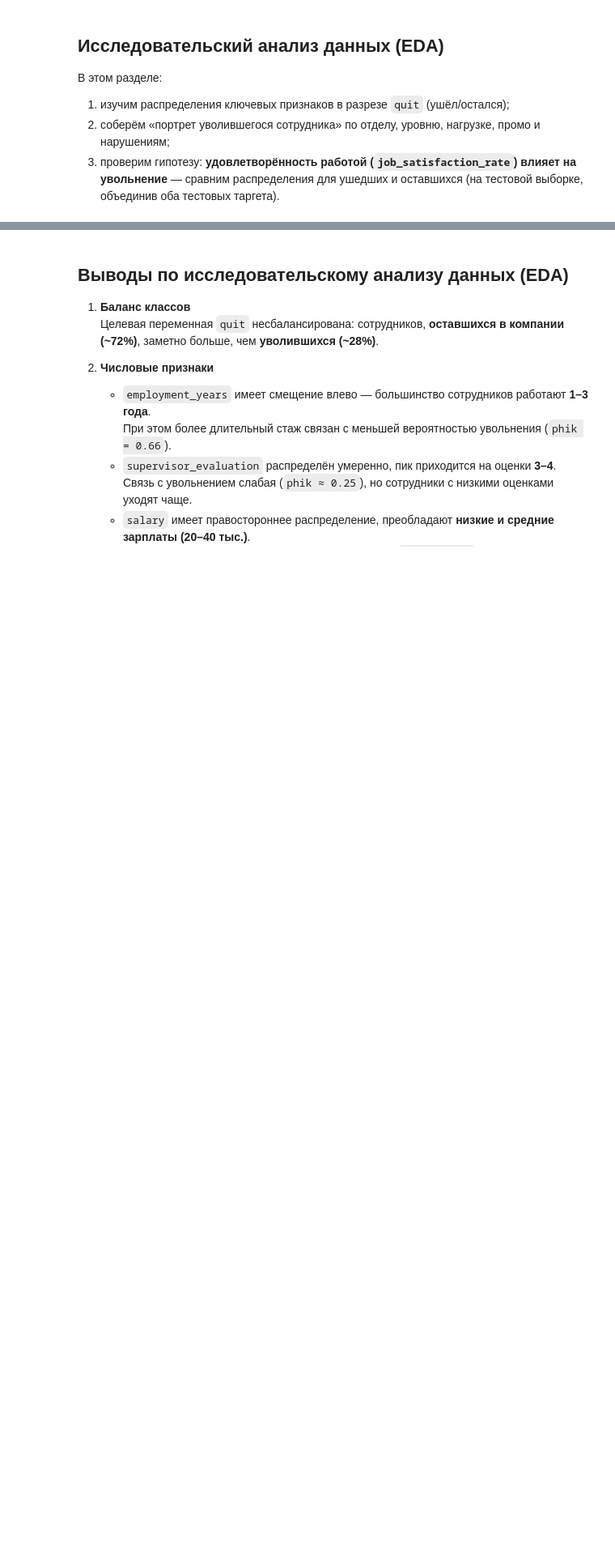
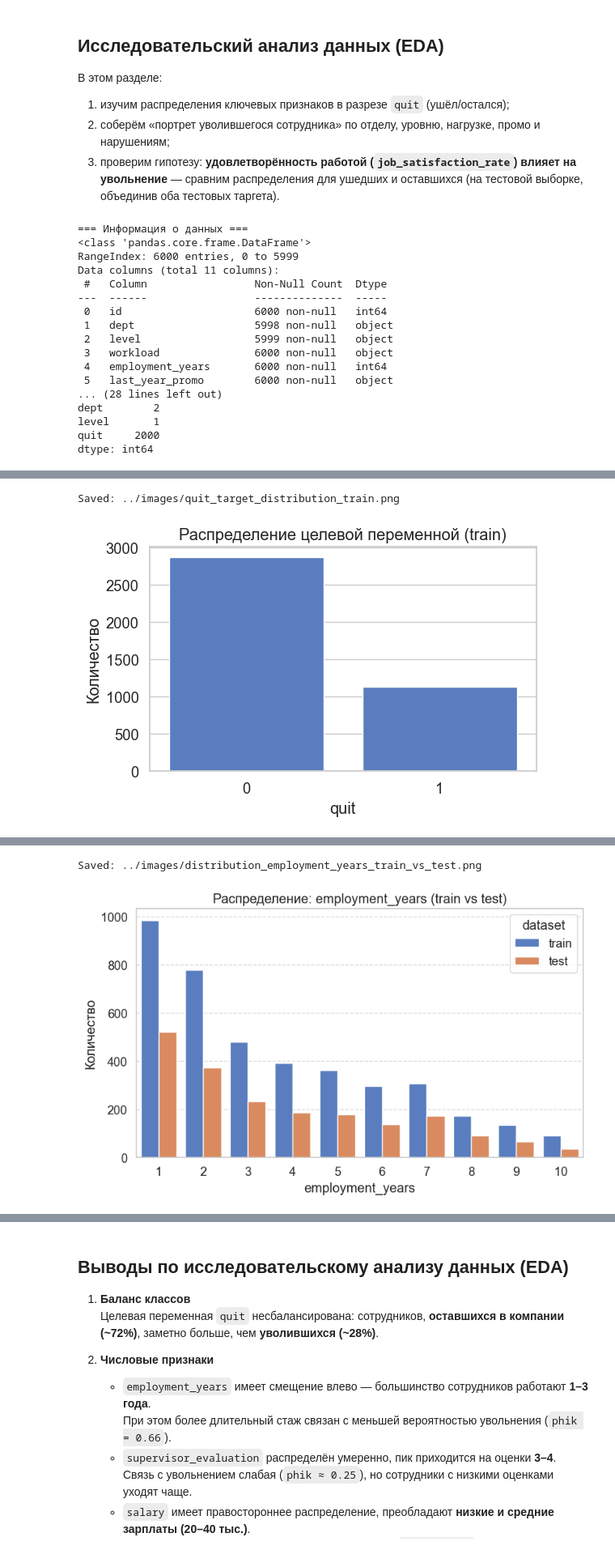
Before and after one commit to foxypandas/hr-ml-analysis, a Jupyter notebook: notebooks/hr_ml_analysis_ru.ipynb, the cells around one changed output, grey strips where cells are left out. Shown at 81% size. Saved outputs shown, nothing was run; the diff lists cells and outputs as text; code cells hidden in the pictures; blank space fills up the shorter version.

```diff
--- a/notebooks/hr_ml_analysis_ru.ipynb
+++ b/notebooks/hr_ml_analysis_ru.ipynb
@@ -1025,20 +1348,23 @@ for col in cat_features:
 	plt.show()
 
 # --- 3. Barplot: распределение таргета по категориям ---
+
 for col in cat_features:
-    tmp = (df_train.groupby(col)[target]
-           .mean()
-           .reset_index()
-           .rename(columns={target: 'quit_rate'}))
+    tmp = (
+        df_train.groupby(col)[target]
+        .mean()
+        .reset_index()
+        .rename(columns={target: 'quit_rate'})
+    )
     plt.figure(figsize=(10, 5))
-    sns.barplot(data=tmp, x=col, y='quit_rate', palette='pastel')
+    sns.barplot(data=tmp, x=col, y='quit_rate', hue=col, palette='pastel', legend=False)
     plt.title(f'Доля увольнений по {col}')
     plt.xlabel(col)
     plt.ylabel('quit_rate')
     plt.xticks(rotation=30)
     plt.grid(axis='y', linestyle='--', alpha=0.7)
     plt.tight_layout()
-	save_plot(f"quit_rate_by_{col}")
+    save_plot(f"quit_rate_by_{col}")
     plt.show()
 
 # --- 4. Корреляции (phik) ---
@@ -1073,3 +1399,21 @@ for name, ds in [('train', df_train), ('test', df_test)]:
 # --- 6. Scatterplots не информативно ---
 
 # --- 7. Проверка выбросов (Boxplot) не информативно
+# %% [output]
+=== Информация о данных ===
+<class 'pandas.core.frame.DataFrame'>
+RangeIndex: 6000 entries, 0 to 5999
+Data columns (total 11 columns):
+ #   Column                 Non-Null Count  Dtype
+---  ------                 --------------  -----
+ 0   id                     6000 non-null   int64
+ 1   dept                   5998 non-null   object
+ 2   level                  5999 non-null   object
+ 3   workload               6000 non-null   object
+ 4   employment_years       6000 non-null   int64
+ 5   last_year_promo        6000 non-null   object
+... (28 lines left out)
+dept        2
+level       1
+quit     2000
+dtype: int64
@@ -1075,0 +1422,2 @@ for name, ds in [('train', df_train), ('test', df_test)]:
+Saved: ../images/quit_target_distribution_train.png
+[figure, added]
@@ -1075,0 +1426,2 @@ for name, ds in [('train', df_train), ('test', df_test)]:
+Saved: ../images/distribution_employment_years_train_vs_test.png
+[figure, added]
```
Also changed, not shown: parts of 32 cells of this notebook.
